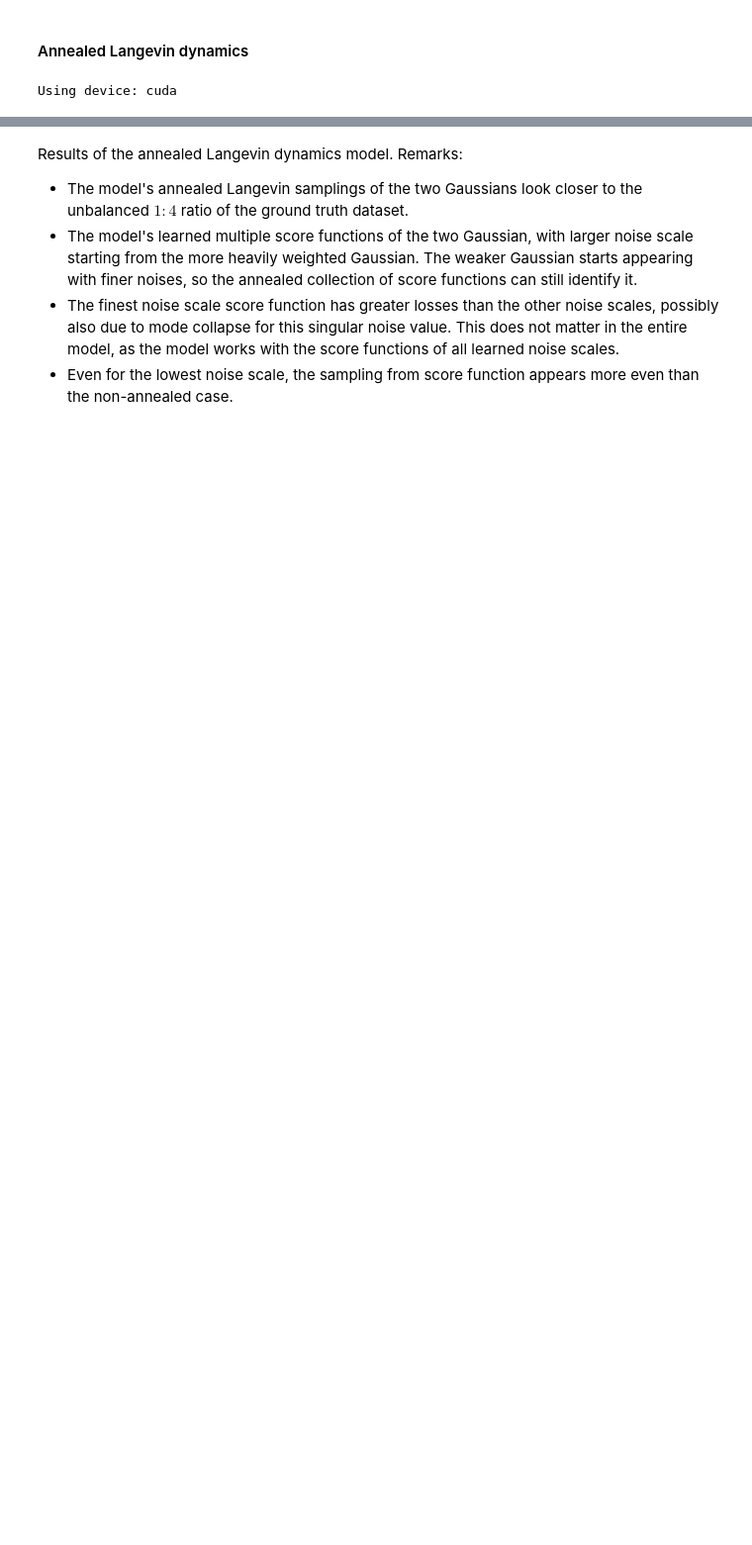
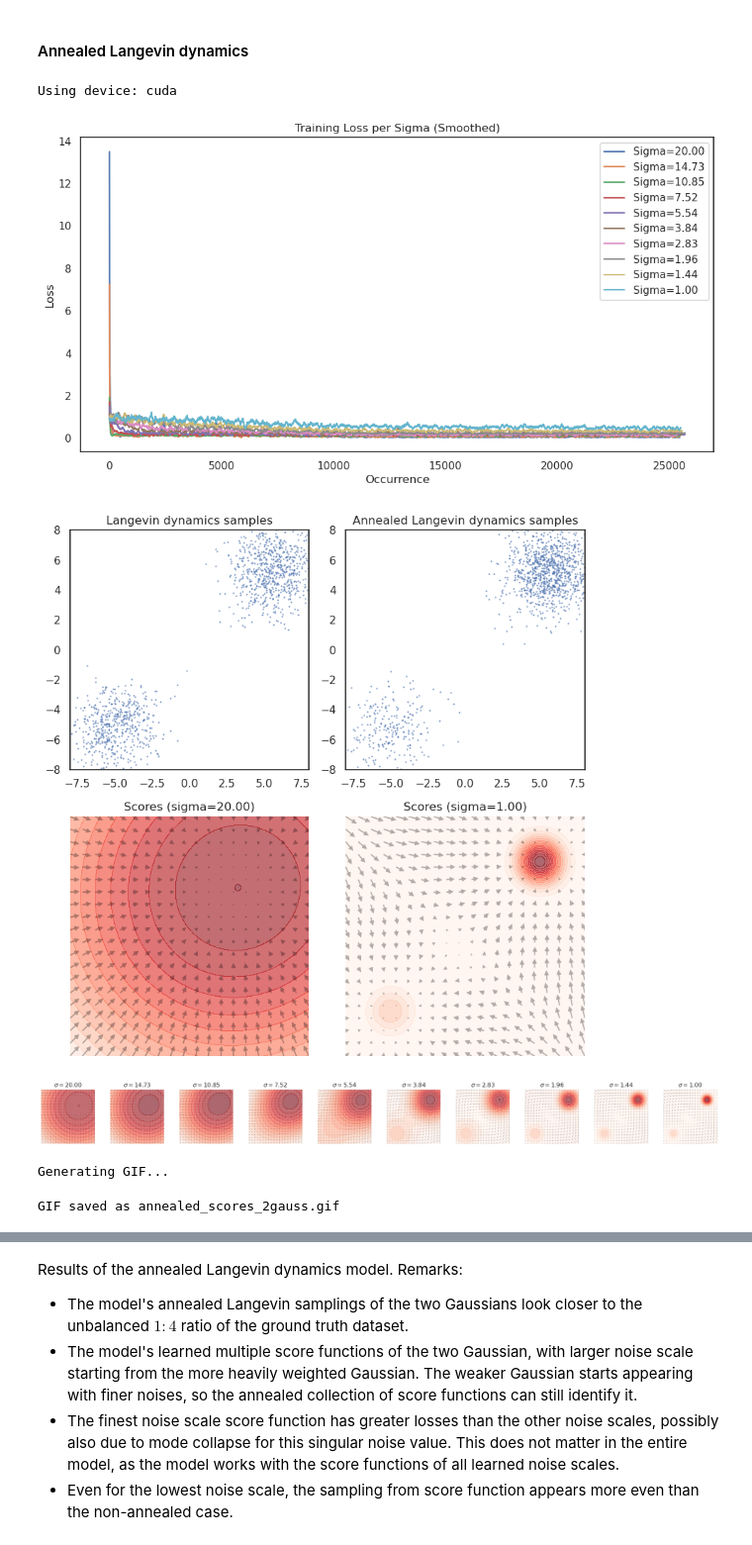
Before and after one commit to bachnguyenTE/ncsn-pres, a Jupyter notebook: two_gaussians_example.ipynb, the cells around one changed output, grey strips where cells are left out. Shown at 99% size. Cells and saved outputs as stored; diff of their text form; code cells hidden in the pictures; blank space fills up the shorter version.

```diff
--- a/two_gaussians_example.ipynb
+++ b/two_gaussians_example.ipynb
@@ -132,12 +142,16 @@ $$p_{\sigma}(\mathbf{x}) = 0.8 \cdot \mathcal{N}(\mathbf{x}; \boldsymbol{\mu}_1,
 This class allows us to compute the log-probability and score (gradient of log-prob) at any given noise level $\sigma$, which serves as the ground truth for evaluating our score network.
 # %%
 class GMMDistAnneal(object):
-    def __init__(self, dim):
-        self.mix_probs = torch.tensor([0.8, 0.2])
-        # self.means = torch.stack([5 * torch.ones(dim), -torch.ones(dim) * 5], dim=0)
-        # self.mix_probs = torch.tensor([0.1, 0.1, 0.8])
-        # self.means = torch.stack([5 * torch.ones(dim), torch.zeros(dim), -torch.ones(dim) * 5], dim=0)
-        self.means = torch.stack([5 * torch.ones(dim), -torch.ones(dim) * 5], dim=0)
+    def __init__(self, dim, dist_type='2gauss', radius=5.0, n_components=8):
+        self.dist_type = dist_type
+        self.dim = dim
+        if dist_type == '2gauss':
+            self.mix_probs = torch.tensor([0.8, 0.2])
+            self.means = torch.stack([5 * torch.ones(dim), -torch.ones(dim) * 5], dim=0)
+        elif dist_type == 'ring':
+            self.mix_probs = torch.ones(n_components) / n_components
+            angles = torch.linspace(0, 2 * np.pi, n_components + 1)[:-1]
+            self.means = torch.stack([radius * torch.cos(angles), radius * torch.sin(angles)], dim=1)
         self.sigma = 1
 
     def sample(self, n, sigma=1):
@@ -368,46 +524,14 @@ plt.show()
 # %% [markdown]
 #### Annealed Langevin dynamics
 # %%
-from tqdm.notebook import tqdm
-# Training the Annealed Score Network
-device = torch.device('cuda' if torch.cuda.is_available() else 'cpu')
-print(f"Using device: {device}")
-
-teacher_anneal = GMMDistAnneal(dim=2)
-# Denser range of sigmas for smoother GIF
+teacher_anneal = GMMDistAnneal(dim=2, dist_type='2gauss')
 sigmas = torch.tensor(np.exp(np.linspace(np.log(20), 0., 50))).float().to(device)
-
-score_anneal = ConditionalScoreNet(n_classes=50, hidden_units=128).to(device)
-optimizer_anneal = optim.Adam(score_anneal.parameters(), lr=0.001)
-
-sigma_losses = {i: [] for i in range(len(sigmas))}
-pbar = tqdm(range(10000))
-
-for step in pbar:
-    samples = teacher_anneal.sample((128,)).to(device)
-    labels = torch.randint(0, len(sigmas), (128,)).to(device)
-
-    # Inline anneal_dsm_score_estimation to get per-sample loss
-    used_sigmas = sigmas[labels].view(samples.shape[0], *([1] * len(samples.shape[1:])))
-    perturbed_samples = samples + torch.randn_like(samples) * used_sigmas
-    target = - 1 / (used_sigmas ** 2) * (perturbed_samples - samples)
-    scores = score_anneal(perturbed_samples, labels)
-    target = target.view(target.shape[0], -1)
-    scores = scores.view(scores.shape[0], -1)
-    loss_vec = 1 / 2. * ((scores - target) ** 2).sum(dim=-1) * used_sigmas.squeeze() ** 2
-    loss = loss_vec.mean()
-
-    optimizer_anneal.zero_grad()
-    loss.backward()
-    optimizer_anneal.step()
-
-    # Log losses per sigma
-    loss_vals = loss_vec.detach().cpu().numpy()
-    label_vals = labels.detach().cpu().numpy()
-    for l, v in zip(label_vals, loss_vals):
-        sigma_losses[l].append(v)
-
-    if step % 100 == 0:
-        pbar.set_description(f"Loss: {loss.item():.4f}")
+score_anneal = train_annealed_langevin_model(teacher_anneal, sigmas)
+visualize_annealed_langevin_model(score_anneal, teacher_anneal, sigmas, left_bound, right_bound, save_name='annealed_scores_2gauss.gif')
 # %% [output]
 Using device: cuda
+[figure, added]
+[figure, added]
+[figure, added]
+Generating GIF...
+GIF saved as annealed_scores_2gauss.gif
```
Also changed, not shown: parts of 24 cells of this notebook.
